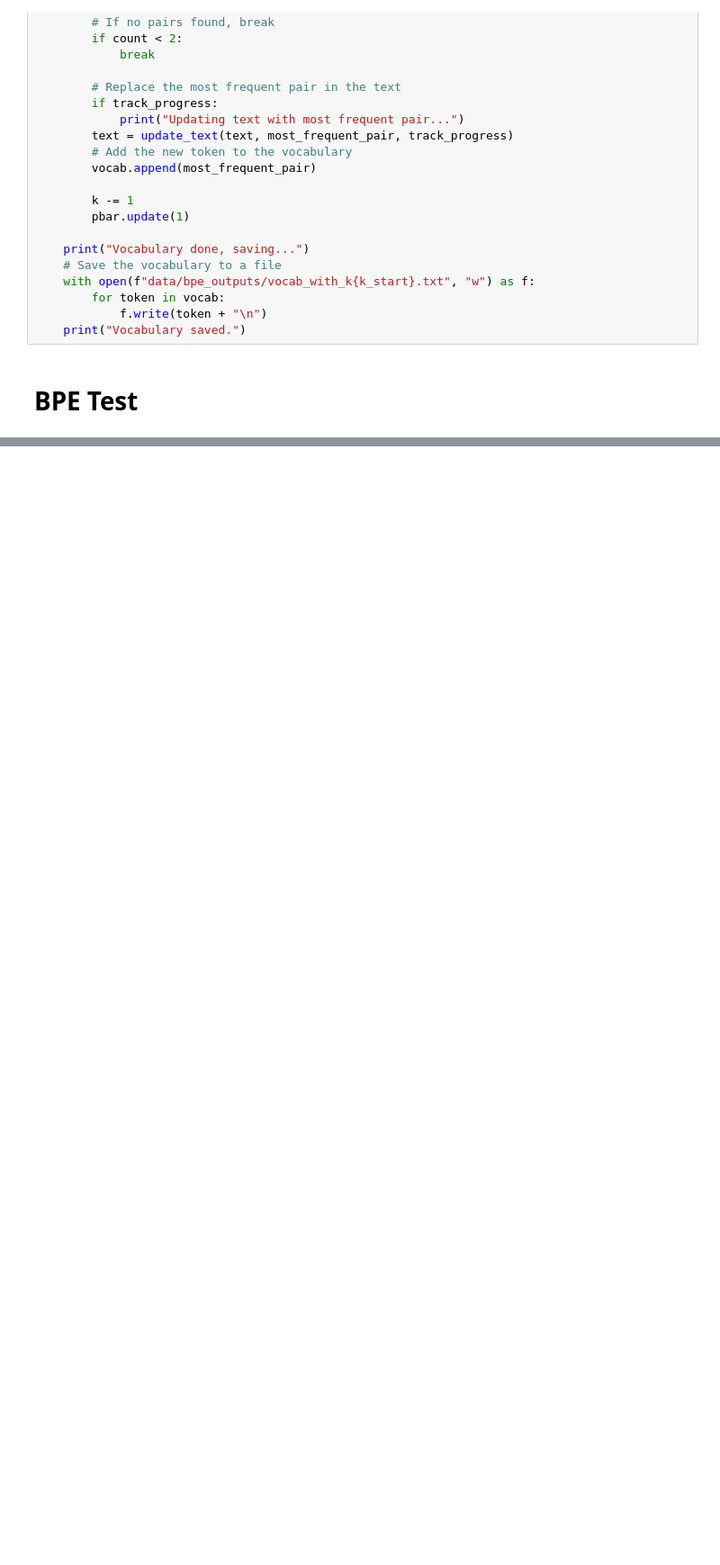
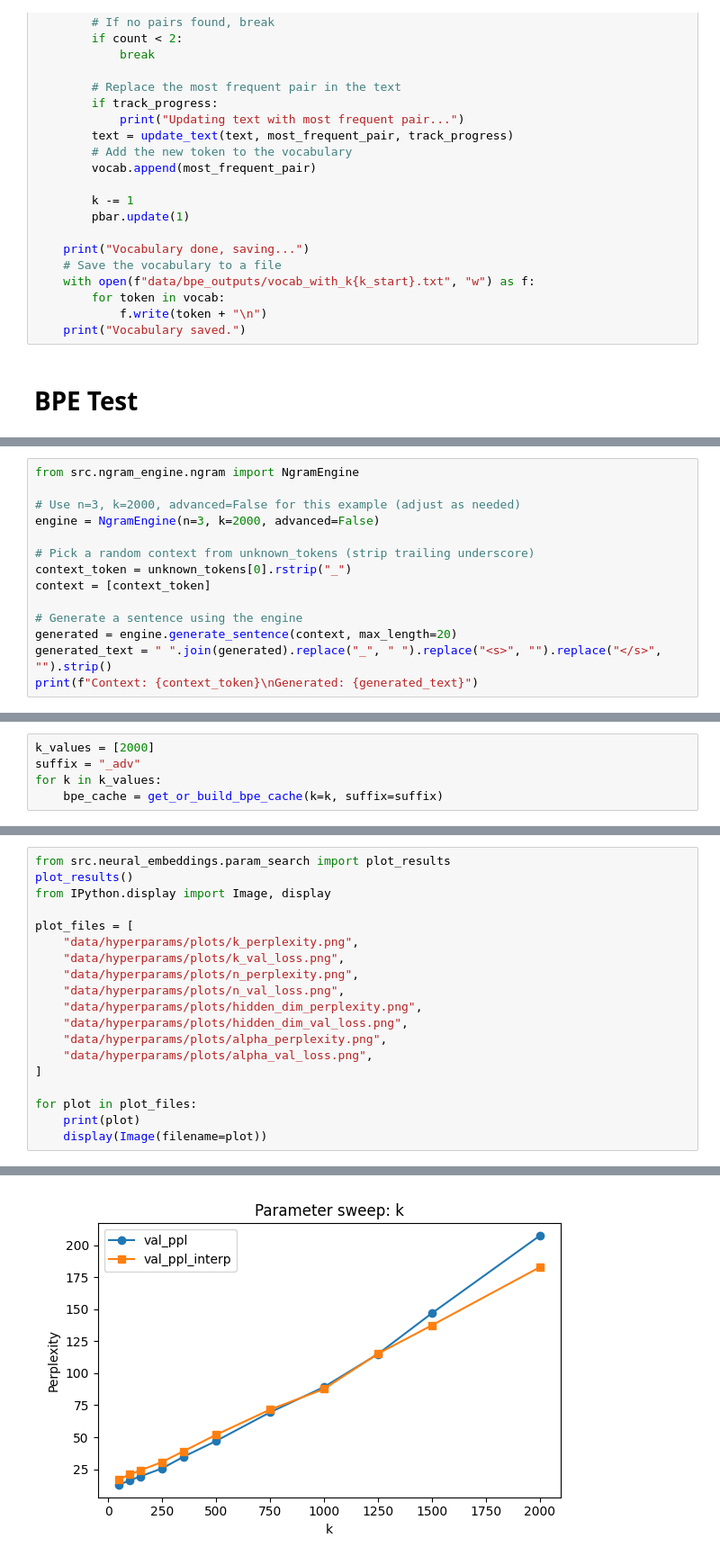
Before and after one commit to H-27/gpt-from-scratch, a Jupyter notebook: report_file.ipynb, the cells around one changed output, grey strips where cells are left out. Shown at 90% size. Drawn from its saved outputs; the diff is of its cells as text; blank space fills up the shorter version.

```diff
--- a/report_file.ipynb
+++ b/report_file.ipynb
@@ -534,0 +1350,14 @@ if __name__ == "__main__":
+# %%
+from src.ngram_engine.ngram import NgramEngine
+
+# Use n=3, k=2000, advanced=False for this example (adjust as needed)
+engine = NgramEngine(n=3, k=2000, advanced=False)
+
+# Pick a random context from unknown_tokens (strip trailing underscore)
+context_token = unknown_tokens[0].rstrip("_")
+context = [context_token]
+
+# Generate a sentence using the engine
+generated = engine.generate_sentence(context, max_length=20)
+generated_text = " ".join(generated).replace("_", " ").replace("<s>", "").replace("</s>", "").strip()
+print(f"Context: {context_token}\nGenerated: {generated_text}")
@@ -534,0 +1746,5 @@ if __name__ == "__main__":
+# %%
+k_values = [2000]
+suffix = "_adv"
+for k in k_values:
+    bpe_cache = get_or_build_bpe_cache(k=k, suffix=suffix)
@@ -534,0 +2584,20 @@ if __name__ == "__main__":
+# %%
+from src.neural_embeddings.param_search import plot_results
+plot_results()
+from IPython.display import Image, display
+
+plot_files = [
+    "data/hyperparams/plots/k_perplexity.png",
+    "data/hyperparams/plots/k_val_loss.png",
+    "data/hyperparams/plots/n_perplexity.png",
+    "data/hyperparams/plots/n_val_loss.png",
+    "data/hyperparams/plots/hidden_dim_perplexity.png",
+    "data/hyperparams/plots/hidden_dim_val_loss.png",
+    "data/hyperparams/plots/alpha_perplexity.png",
+    "data/hyperparams/plots/alpha_val_loss.png",
+]
+
+for plot in plot_files:
+    print(plot)
+    display(Image(filename=plot))
+# %% [output]
@@ -534,0 +2605 @@ if __name__ == "__main__":
+[figure, added]
```
Also changed, not shown: parts of 37 cells of this notebook, 2 other files.
